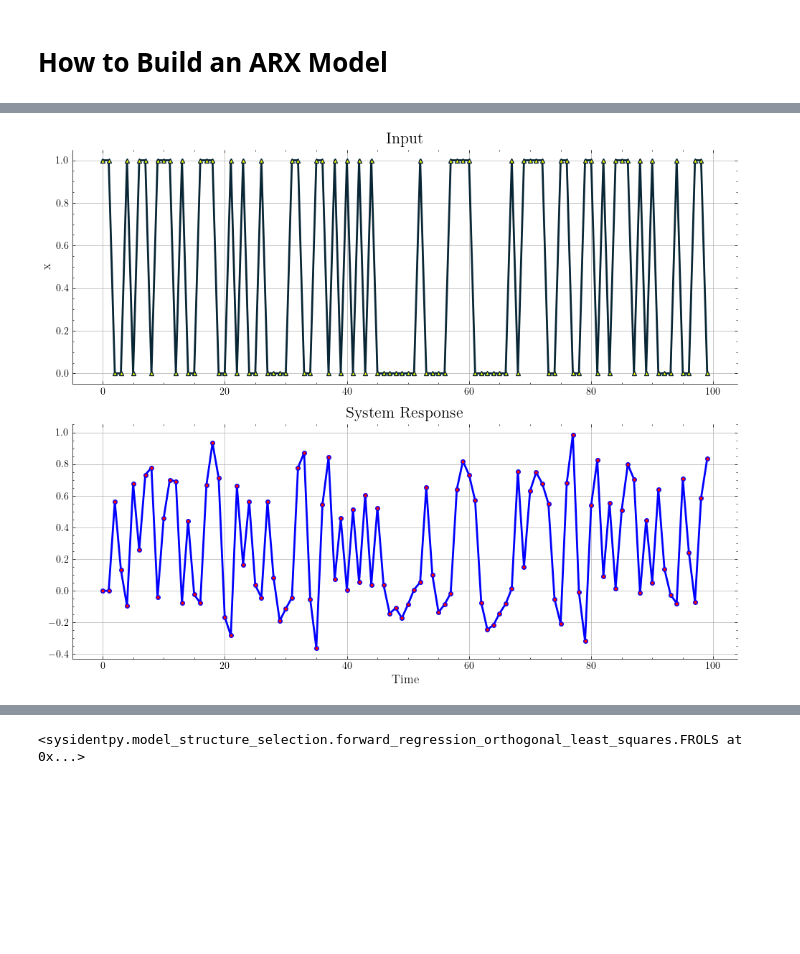
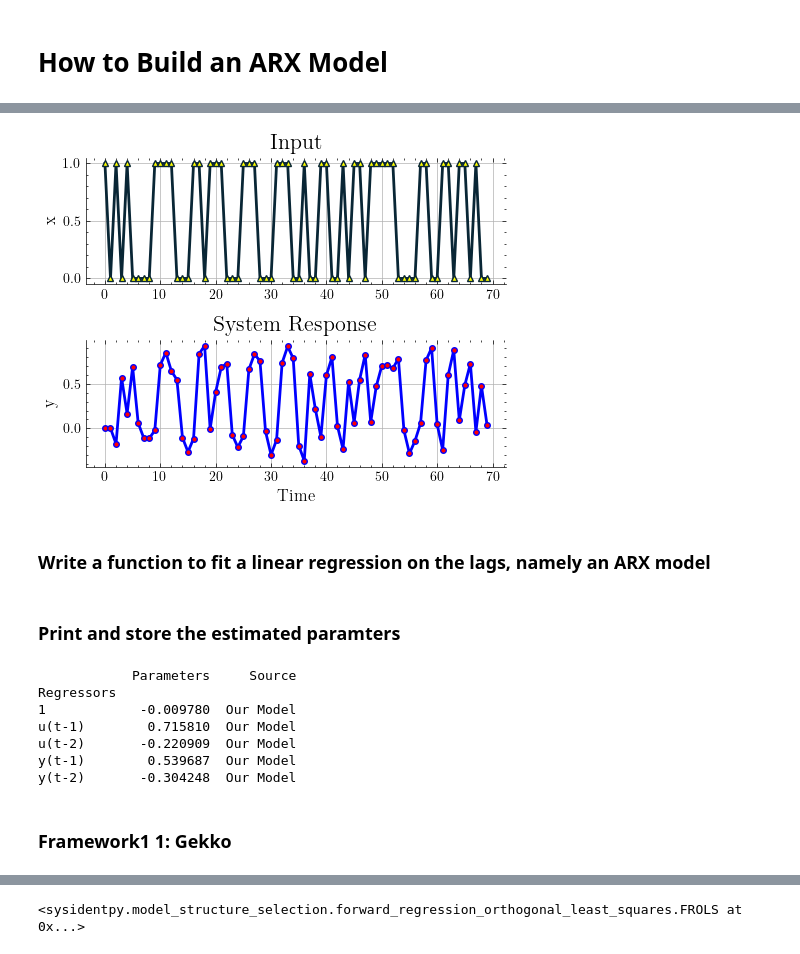
Before and after one commit to DTU-Teaching/Industrial-IoT-For-Digitization-Of-Electronic-Assets-2024, a Jupyter notebook: Module 3/code/Build an ARX model.ipynb, the cells around one changed output, grey strips where cells are left out. Cells and saved outputs as stored; diff of their text form; code cells hidden in the pictures; blank space fills up the shorter version.

Commit message:
Fix issue #1:SISO data generation created

```diff
--- a/Module 3/code/Build an ARX model.ipynb
+++ b/Module 3/code/Build an ARX model.ipynb
@@ -78,27 +36,29 @@ Name: Parameters, dtype: float64
+# %%
+y_train, u_train = generate_siso_data(n=200, noise_level=0.05)
+y_test, u_test = generate_siso_data(n=200, noise_level=0.05)
 # %%
+### Data Visualization
+STEPS = 70
+# Creating a 2-row plot for x and y
+fig, axes = plt.subplots(nrows=2, ncols=1, figsize=(5, 4))
 
-# Creating a 2-row plot for x and y
-fig, axes = plt.subplots(nrows=2, ncols=1, figsize=(10, 8))
-
-# Plotting x
-axes[0].plot(x, color='#092635', linewidth=2, linestyle='-', marker='^', markersize=4, markerfacecolor='yellow')
+axes[0].plot(u_train[:STEPS], color='#092635', linewidth=2, linestyle='-', marker='^', markersize=4, markerfacecolor='yellow')
 axes[0].set_title('Input', fontsize=16)
 axes[0].set_ylabel('x', fontsize=12)
 axes[0].grid(True)
-
-# Plotting y
-axes[1].plot(y, color='blue', linewidth=2, linestyle='-', marker='o', markersize=4, markerfacecolor='red')
+axes[1].plot(y_train[:STEPS], color='blue', linewidth=2, linestyle='-', marker='o', markersize=4, markerfacecolor='red')
 axes[1].set_title('System Response', fontsize=16)
 axes[1].set_xlabel('Time', fontsize=12)
-axes[1].set_ylabel('', fontsize=12)
+axes[1].set_ylabel('y', fontsize=12)
 axes[1].grid(True)
 
-# Adjust layout
 plt.tight_layout()
 
 # Save the plots as a PDF
 #plt.savefig('../img/response.pdf', format='pdf')
 
 plt.show()
 # %% [output]
-[figure, old version]
+[figure, new version]
+# %% [markdown]
+### Write a function to fit a linear regression on the lags, namely an ARX model
@@ -104,0 +88,23 @@ plt.show()
+# %% [markdown]
+### Print and store the estimated paramters
+# %%
+# Fit ARX model and get A, B coefficients and intercept
+na, nb = 2, 2
+coefficients_a, coefficients_b, intercept = fit_arx_model(y_train, u_train, na, nb)
+
+our_linear_model_results = pd.DataFrame({
+    'Regressors': [f'y(t-{i})' for i in reversed(range(1, na+1))] + [f'u(t-{i})' for i in reversed(range(1, nb+1))] + ['1'],
+    'Parameters': list(coefficients_a) + list(coefficients_b) + [intercept],
+    'Source': 'Our Model'
+}).set_index("Regressors").sort_index()
+print(our_linear_model_results)
+# %% [output]
+            Parameters     Source
+Regressors
+1            -0.009780  Our Model
+u(t-1)        0.715810  Our Model
+u(t-2)       -0.220909  Our Model
+y(t-1)        0.539687  Our Model
+y(t-2)       -0.304248  Our Model
+# %% [markdown]
+### Framework1 1: Gekko
```
Also changed, not shown: parts of 23 cells of this notebook.
